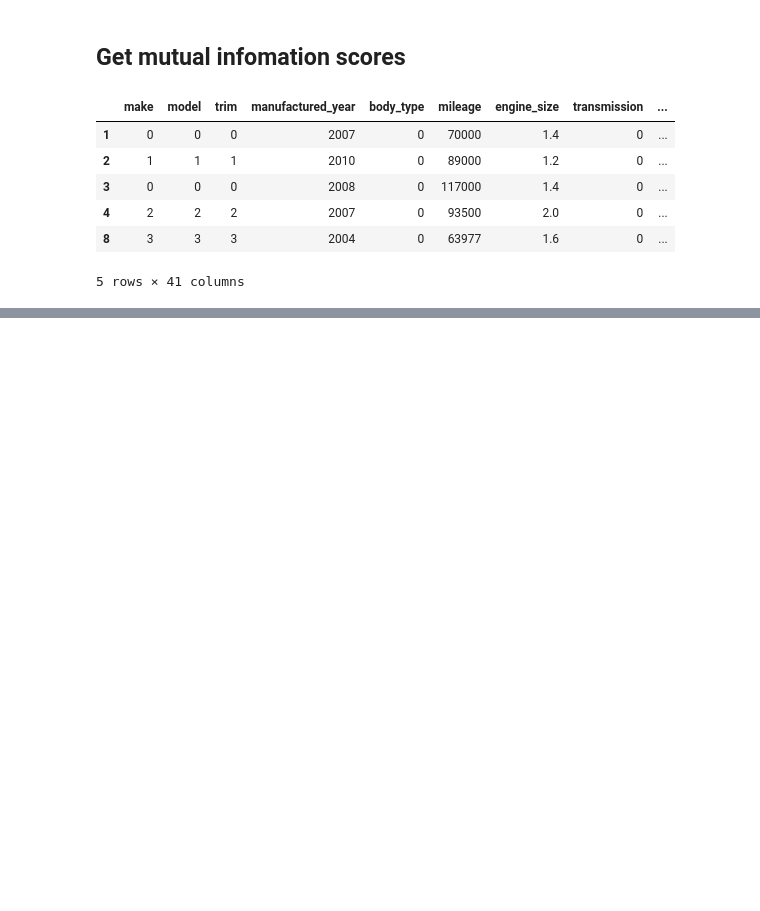
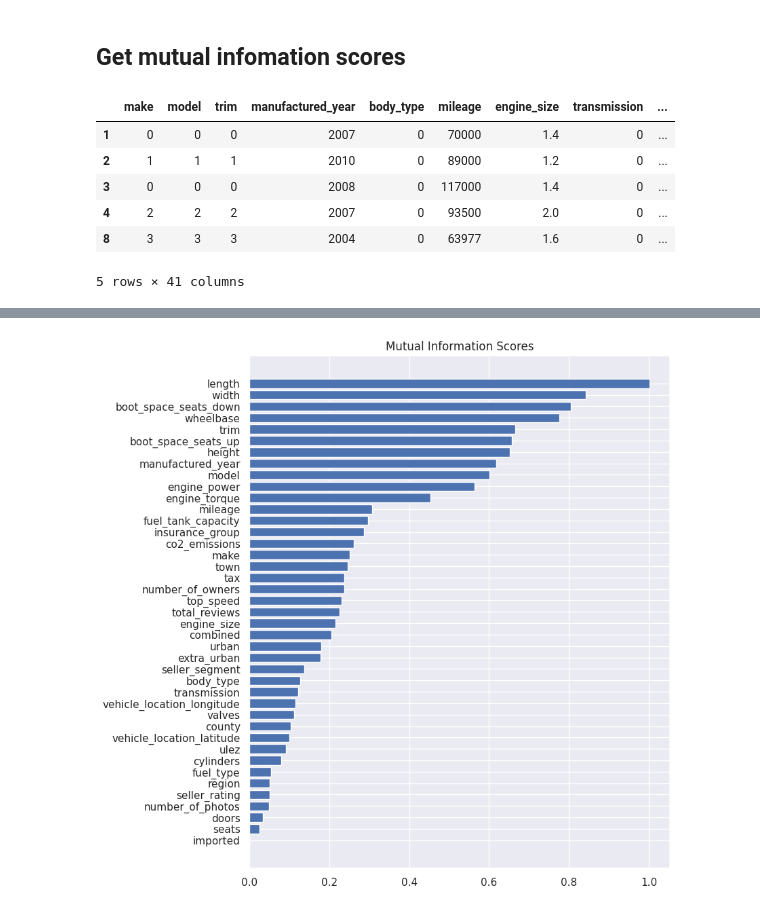
Before and after one commit to ezeahunanya/autotrader, a Jupyter notebook: data_preparation/eda/eda.ipynb, the cells around one changed output, grey strips where cells are left out. Drawn from its saved outputs; the diff is of its cells as text; code cells hidden in the pictures; blank space fills up the shorter version.

```diff
--- a/data_preparation/eda/eda.ipynb
+++ b/data_preparation/eda/eda.ipynb
@@ -10,3 +8,9 @@ from eda import *
+# %%
+from eda import *
+import matplotlib.pyplot as plt
+%matplotlib inline
+import seaborn as sns
+sns.set()
 # %%
 df = pd.read_pickle('car_data.pkl')
 df.head()
@@ -55 +59,6 @@ seats                 0.019872
 Name: MI Scores, dtype: float64
+# %%
+plt.figure(dpi=100, figsize=(8, 10))
+plot_mi_scores(mi_scores)
+# %% [output]
+[figure, added]
```
Also changed, not shown: parts of 5 cells of this notebook, 1 other file.
